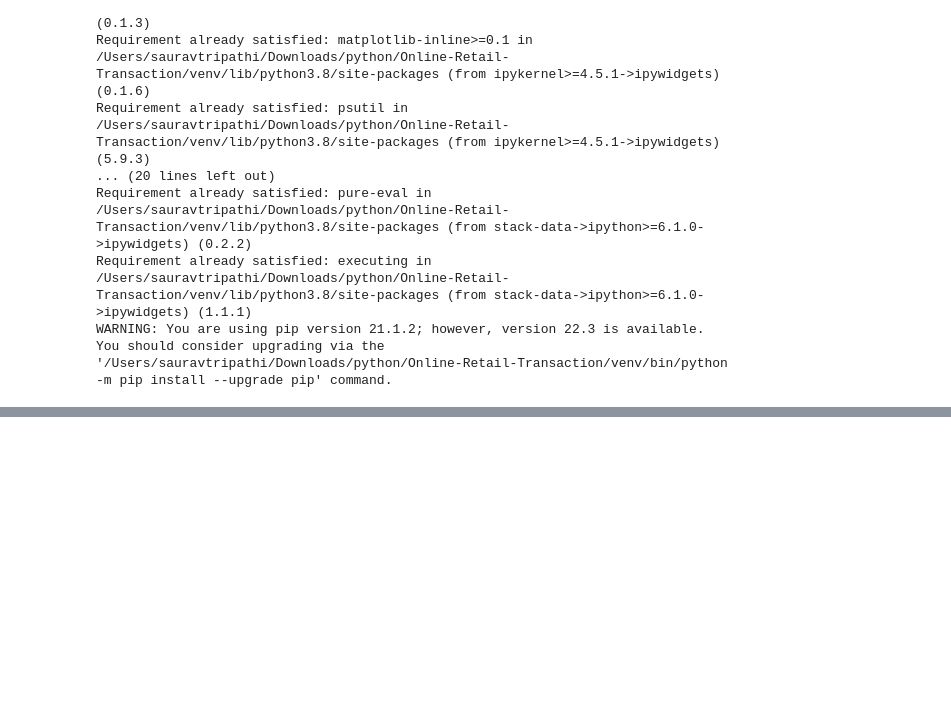
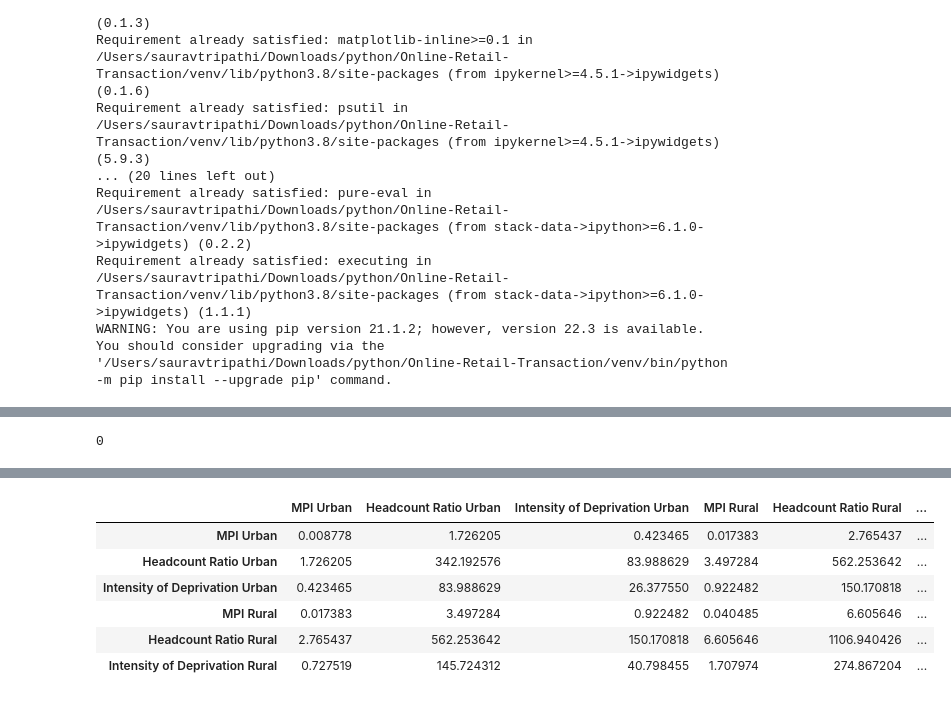
Before and after one commit to isauravmanitripathi/Analysing-Poverty, a Jupyter notebook: poverty.ipynb, the cells around one changed output, grey strips where cells are left out. Drawn from its saved outputs; the diff is of its cells as text; code cells hidden in the pictures; blank space fills up the shorter version.

```diff
--- a/poverty.ipynb
+++ b/poverty.ipynb
@@ -42,0 +131,8 @@ You should consider upgrading via the '/Users/sauravtripathi/Downloads/python/On
+# %%
+country.isnull().sum().sum()
+# %% [output]
+0
+# %%
+x = country.cov()
+x.style.bar(color = ['red', 'green'], align = 'mid')
+# %% [output]
@@ -42,0 +140,7 @@ You should consider upgrading via the '/Users/sauravtripathi/Downloads/python/On
+|  | MPI Urban | Headcount Ratio Urban | Intensity of Deprivation Urban | MPI Rural | Headcount Ratio Rural | ... |
+| MPI Urban | 0.008778 | 1.726205 | 0.423465 | 0.017383 | 2.765437 | ... |
+| Headcount Ratio Urban | 1.726205 | 342.192576 | 83.988629 | 3.497284 | 562.253642 | ... |
+| Intensity of Deprivation Urban | 0.423465 | 83.988629 | 26.377550 | 0.922482 | 150.170818 | ... |
+| MPI Rural | 0.017383 | 3.497284 | 0.922482 | 0.040485 | 6.605646 | ... |
+| Headcount Ratio Rural | 2.765437 | 562.253642 | 150.170818 | 6.605646 | 1106.940426 | ... |
+| Intensity of Deprivation Rural | 0.727519 | 145.724312 | 40.798455 | 1.707974 | 274.867204 | ... |
```
Also changed, not shown: parts of 10 cells of this notebook.
